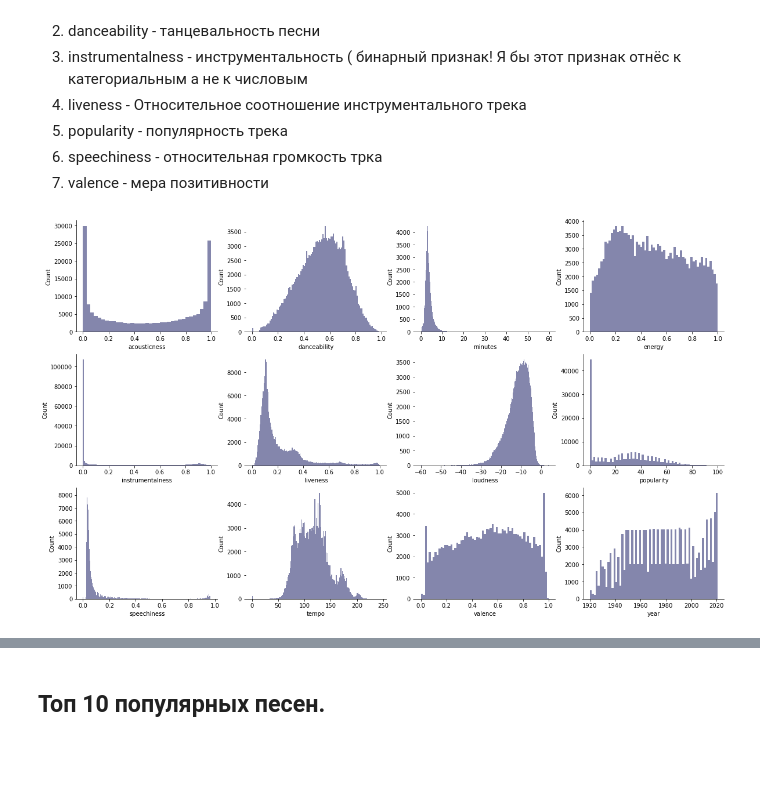
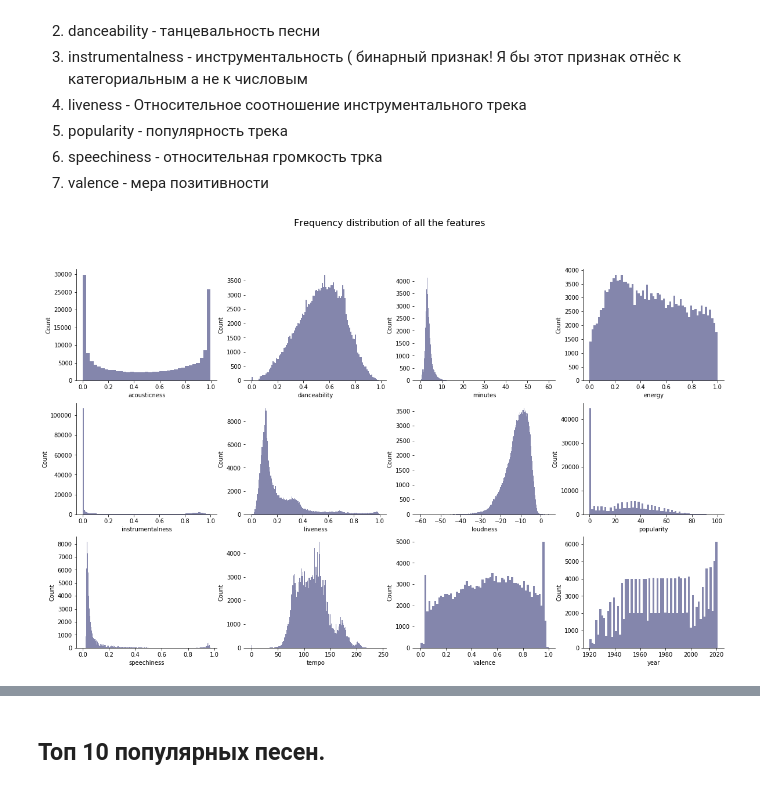
Before and after one commit to Lisstrange/Mini-examples, a Jupyter notebook: Recomendation music on Spotify Dataset.ipynb, the cells around one changed output, grey strips where cells are left out. Drawn from its saved outputs; the diff is of its cells as text; code cells hidden in the pictures; blank space fills up the shorter version.

```diff
--- a/Recomendation music on Spotify Dataset.ipynb
+++ b/Recomendation music on Spotify Dataset.ipynb
@@ -30,8 +30,8 @@ import warnings
 warnings.filterwarnings("ignore")
 # %%
 import pandas as pd
-path='/Users/nikli/Documents/git_reps/Data/Spotify/'
-# path='/Users/irak/Documents/py_viz/spotify/'
+# path='/Users/nikli/Documents/git_reps/Data/Spotify/'
+path='/Users/irak/Documents/py_viz/spotify/'
 # %%
 data=pd.read_csv(path+'data.csv')
 data_by_artist=pd.read_csv(path+'data_by_artist.csv')
@@ -141,18 +141,19 @@ cmp = sns.color_palette("ch:s=.25,rot=-.25", as_cmap=True)
 # %%
 fig, axes = plt.subplots(3, 4, figsize=(20, 12))
 ro = 0
 co = 0
 for col in numcols.iloc[:,1:13].columns:
     sns.histplot(ax=axes[ro, co], data=numcols.iloc[:,1:], x=col, color=cmp.colors[170], linewidth=0)
     axes[ro, co].spines['right'].set_visible(False)
     axes[ro, co].spines['top'].set_visible(False)
     if co == 1:
         axes[ro, co].spines['left'].set_visible(False)
     elif co == 2:
         axes[ro, co].spines['left'].set_visible(False)
     co += 1
     if co == 4:
         ro += 1
         co = 0
+plt.suptitle('Frequency distribution of all the features', size=16);
 # %% [output]
-[figure, old version]
+[figure, new version]
```
Also changed, not shown: parts of 12 cells of this notebook.
